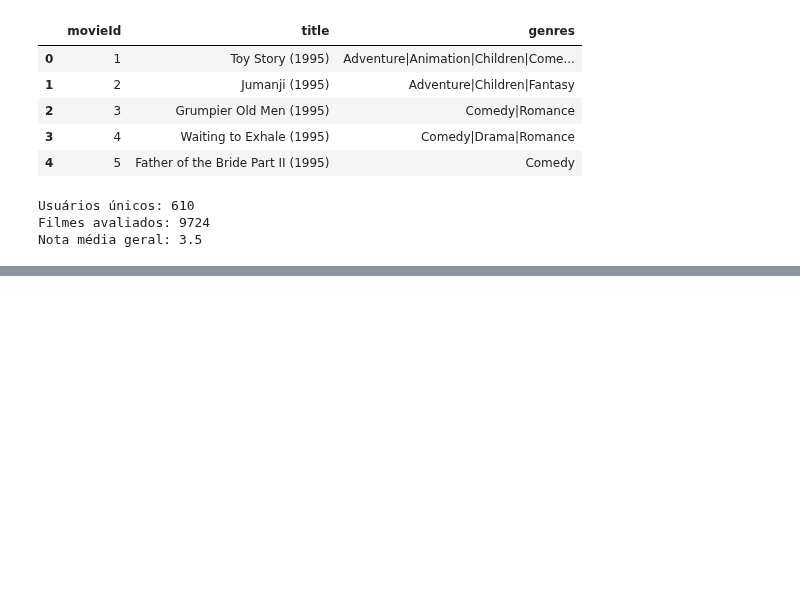
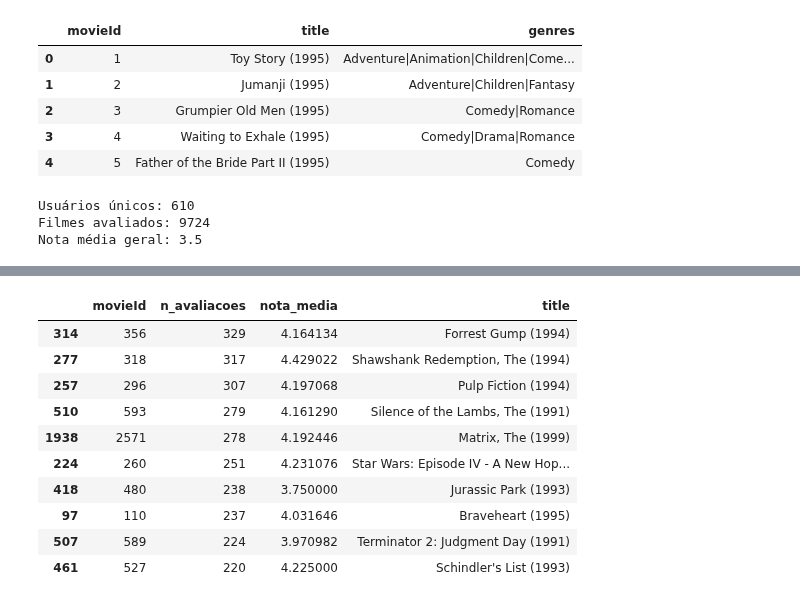
Before and after one commit to anatakehara/cinematch, a Jupyter notebook: notebooks/movies_data.ipynb, the cells around one changed output, grey strips where cells are left out. Saved outputs shown, nothing was run; the diff lists cells and outputs as text; code cells hidden in the pictures; blank space fills up the shorter version.

```diff
--- a/notebooks/movies_data.ipynb
+++ b/notebooks/movies_data.ipynb
@@ -37,0 +68,21 @@ Nota média geral: 3.5
+# %%
+stats = ratings.groupby("movieId").agg(
+    n_avaliacoes=("rating", "count"),
+    nota_media=("rating", "mean"),
+).reset_index()
+
+stats = stats.merge(movies[["movieId", "title"]], on="movieId")
+
+stats.sort_values("n_avaliacoes", ascending=False).head(10)
+# %% [output]
+|  | movieId | n_avaliacoes | nota_media | title |
+| 314 | 356 | 329 | 4.164134 | Forrest Gump (1994) |
+| 277 | 318 | 317 | 4.429022 | Shawshank Redemption, The (1994) |
+| 257 | 296 | 307 | 4.197068 | Pulp Fiction (1994) |
+| 510 | 593 | 279 | 4.161290 | Silence of the Lambs, The (1991) |
+| 1938 | 2571 | 278 | 4.192446 | Matrix, The (1999) |
+| 224 | 260 | 251 | 4.231076 | Star Wars: Episode IV - A New Hop... |
+| 418 | 480 | 238 | 3.750000 | Jurassic Park (1993) |
+| 97 | 110 | 237 | 4.031646 | Braveheart (1995) |
+| 507 | 589 | 224 | 3.970982 | Terminator 2: Judgment Day (1991) |
+| 461 | 527 | 220 | 4.225000 | Schindler's List (1993) |
```
Also changed, not shown: parts of 6 cells of this notebook, 3 other files.
